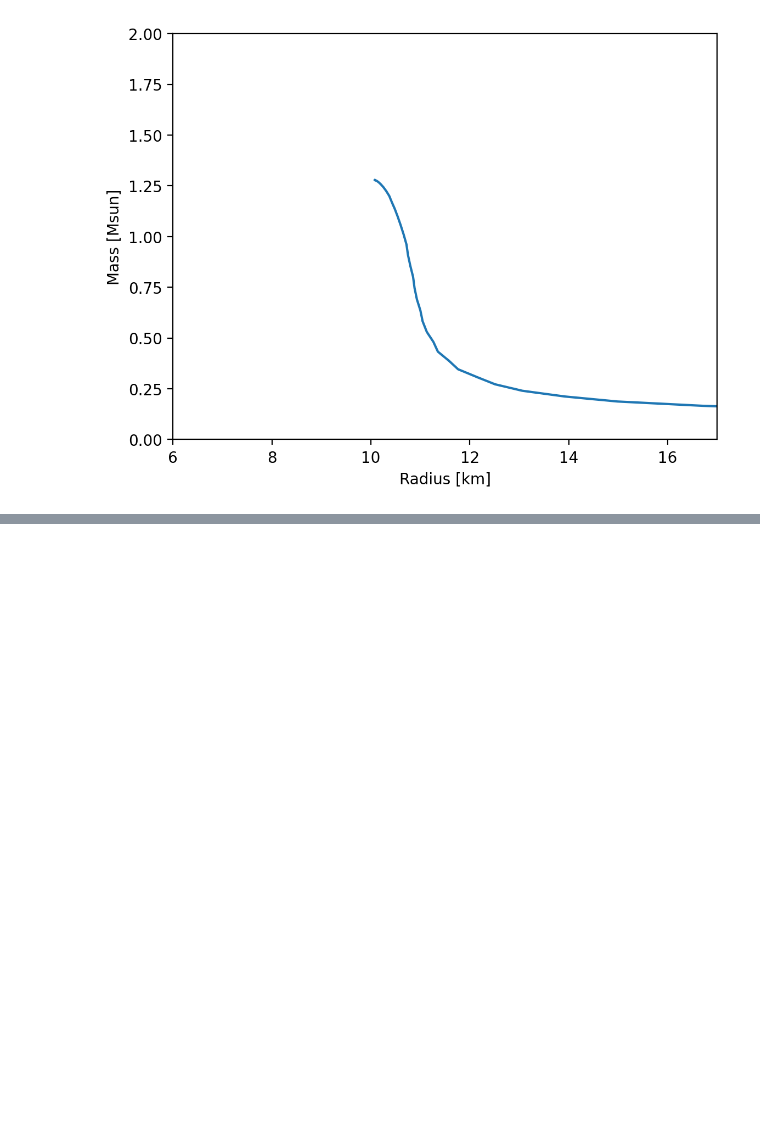
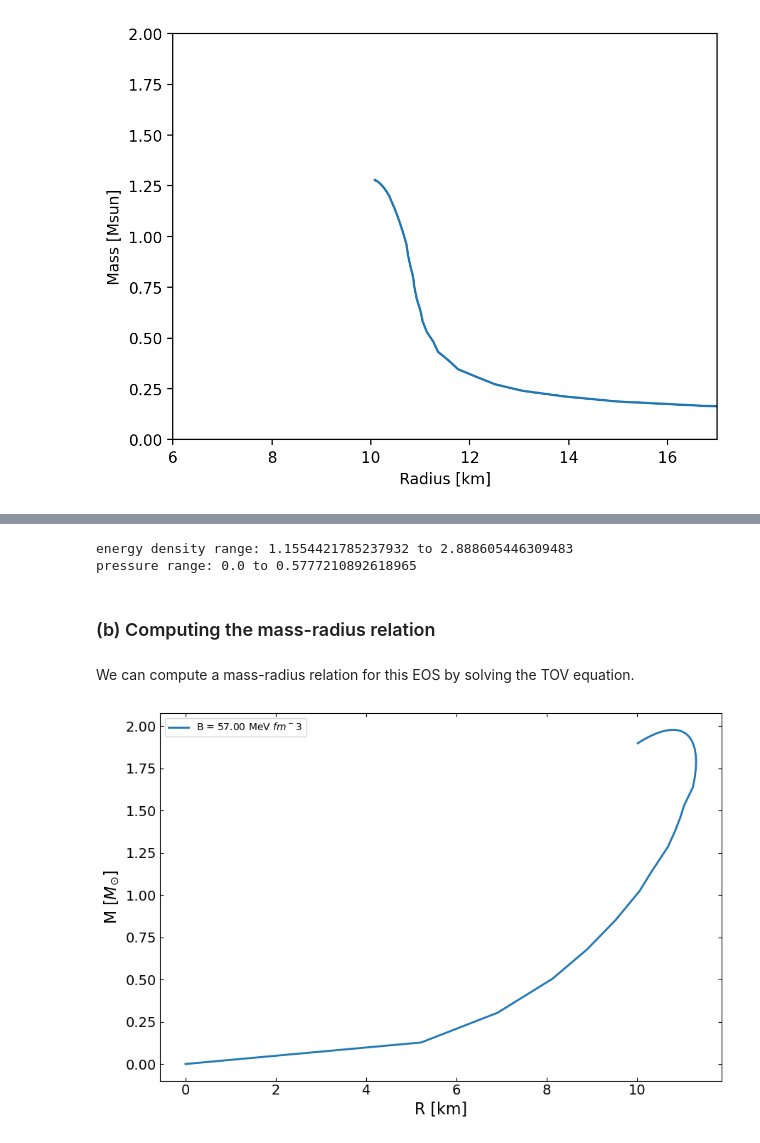
Before and after one commit to ChunHuangPhy/CompactOject, a Jupyter notebook: Test_Case/test_EOSgenerators.ipynb, the cells around one changed output, grey strips where cells are left out. Cells and saved outputs as stored; diff of their text form; code cells hidden in the pictures; blank space fills up the shorter version.

```diff
--- a/Test_Case/test_EOSgenerators.ipynb
+++ b/Test_Case/test_EOSgenerators.ipynb
@@ -501,0 +514,14 @@ plt.show()
+# %%
+B = 57
+
+epsilon,p = MITbag_EOS.MITbag_compute_EOS(B)
+
+print('energy density range:',epsilon[0],'to',epsilon[-1])
+print('pressure range:',p[0],'to',p[-1])
+# %% [output]
+energy density range: 1.1554421785237932 to 2.888605446309483
+pressure range: 0.0 to 0.5777210892618965
+# %% [markdown]
+### (b) Computing the mass-radius relation
+# %% [markdown]
+We can compute a mass-radius relation for this EOS by solving the TOV equation.
@@ -501,0 +533,14 @@ plt.show()
+# %%
+MR = main.OutputMR('',epsilon,p).T
+# %%
+fig, ax = plt.subplots(1,1, figsize=(9,6))
+ax.plot(MR[1]/km, MR[0]/Msun,lw=2,label=f'B = {B:.2f} MeV $fm^{-3}$')
+ax.set_ylabel(r'M [$M_{\odot}$]', fontsize=16)
+ax.set_xlabel('R [km]', fontsize=16)
+ax.legend()
+ax.tick_params(top=1,right=1, which='both', direction='in', labelsize=14)
+ax.tick_params(top=1,right=1, which='both', direction='in', labelsize=14)
+fig.tight_layout()
+plt.show()
+# %% [output]
+[figure, added]
```
Also changed, not shown: parts of 6 cells of this notebook.
